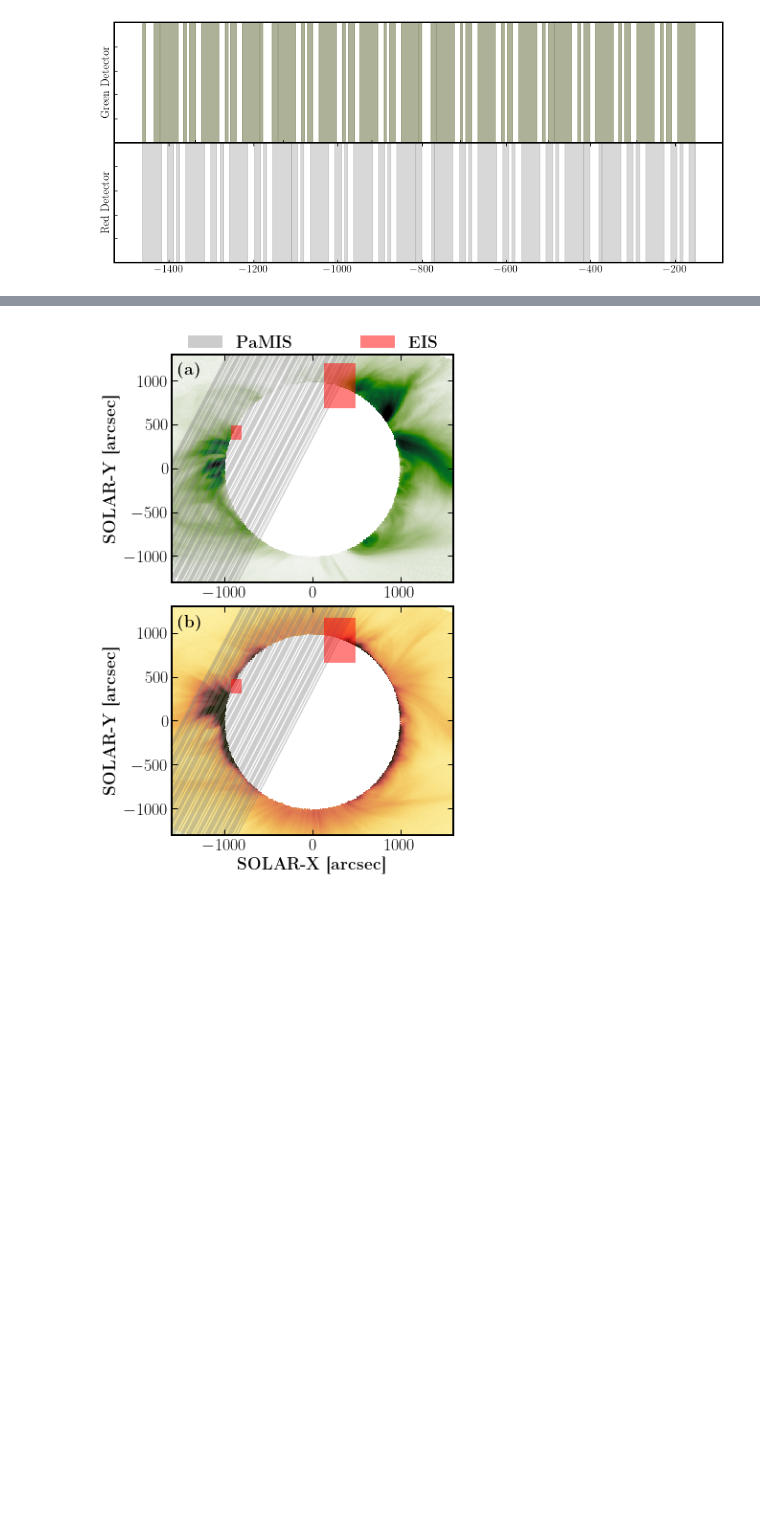
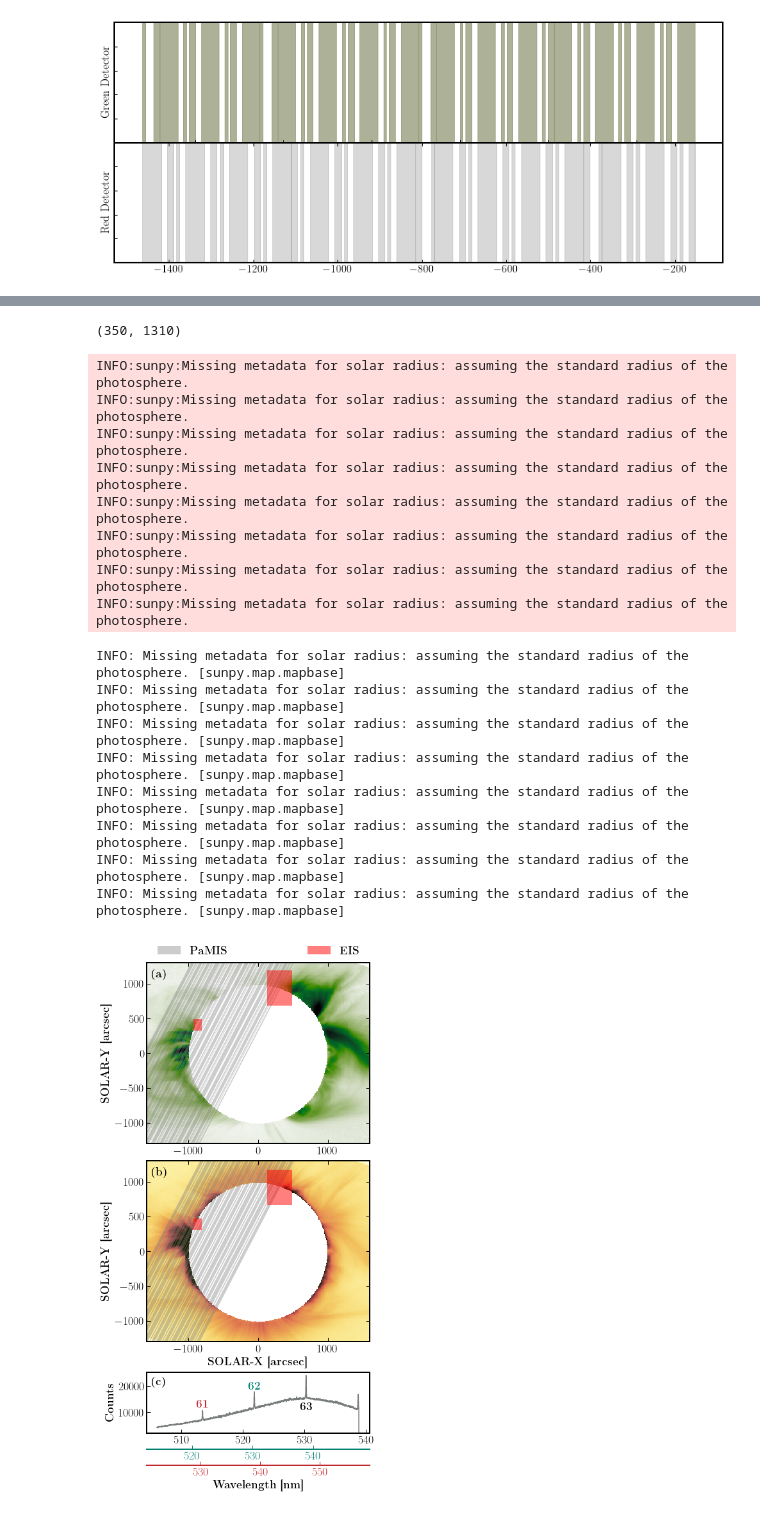
Before and after one commit to yjzhu-solar/Eclipse2017, a Jupyter notebook: ipynb/eclipse_data/obs_summary.ipynb, the cells around one changed output, grey strips where cells are left out. Cells and saved outputs as stored; diff of their text form; code cells hidden in the pictures; blank space fills up the shorter version.

```diff
--- a/ipynb/eclipse_data/obs_summary.ipynb
+++ b/ipynb/eclipse_data/obs_summary.ipynb
@@ -311,5 +331,24 @@ def straight_line_slope(x,x0,y0,k):
+# %%
+green_frame_example = CCDData.read(os.path.join(green_path,"TotalitySequenceGreen_22717(3)_l1.fit"),hdu=0,unit="adu")
+green_frame_wavelength = CCDData.read(os.path.join(green_path,"TotalitySequenceGreen_22717(3)_l1.fit"),hdu=2,unit="adu").data
+# %%
+green_frame_example.data.shape
+# %% [output]
+(350, 1310)
+# %%
+def order63to62(x):
+    return x*63./62.
+
+def order62to63(x):
+    return x*62./63.
+
+def order63to61(x):
+    return x*63./61.
+
+def order61to63(x):
+    return x*61./63.
 # %%
-fig, (ax1,ax2) = plt.subplots(2,1,figsize=(6,8),constrained_layout=True)
+fig, (ax1,ax2,ax3) = plt.subplots(3,1,figsize=(6,12),constrained_layout=True,gridspec_kw={"height_ratios":[3,3,1]})
 
 im1 = ax1.pcolormesh(img_xarcsec_array,img_yarcsec_array,FeXIV_line_cont_image_rot_scipy,vmin=0.1,vmax=1.3,
                     cmap=cmr.jungle_r,shading="auto",rasterized=True)
@@ -375,7 +414,7 @@ for ii, red_row_ in totality_red_df_ext.iterrows():
     date_obs = red_row_["date-obs"]
     exptime = np.float64(red_row_["exptime"])
 
-    time_difference = date_obs - datetime(2017,8,21,17,45,36+4)
+    time_difference = date_obs - datetime(2017,8,21,17,45,36+2)
     startindex = time_difference.total_seconds()
     endindex = startindex + exptime
 
@@ -421,31 +460,77 @@ plot_eis_fov(ax2,eis_ch_fex_intmap_shifted,color="red",alpha=0.5,
 
 xlim_zoomin = (-1600,1600)
 ylim_zoomin = (-1300,1300)
 
 handles, labels = ax1.get_legend_handles_labels()
 temp_dict = {k:v for k,v in zip(labels, handles)}
 ax1.legend(temp_dict.values(), temp_dict.keys(),fontsize=18,frameon=False,
            bbox_to_anchor=(0,1.05,1,0.1),mode="expand",ncol=2)
 
+ax3.step(green_frame_wavelength/63./10., green_frame_example.data[170,:],
+         where="mid",color="#787D7B")
+
+
 ax1.text(0.02,0.97,r"\textbf{(a)}",fontsize=18,ha="left",va="top",
          transform=ax1.transAxes)
 ax2.text(0.02,0.97,r"\textbf{(b)}",fontsize=18,ha="left",va="top",
          transform=ax2.transAxes)
+ax3.text(0.02,0.93,r"\textbf{(c)}",fontsize=18,ha="left",va="top",
+         transform=ax3.transAxes)
 
 for ax_ in (ax1,ax2):
     ax_.set_aspect(1)
     ax_.tick_params(labelsize=18,direction="in",top=True,right=True)
     ax_.tick_params(which="major",length=6)
     ax_.set_ylabel(r"\textbf{SOLAR-Y [arcsec]}",fontsize=18)
 
 ax1.set_xlim(xlim_zoomin)
 ax1.set_ylim(ylim_zoomin)
 ax2.set_xlim(xlim_zoomin)
 ax2.set_ylim(ylim_zoomin)
 
 ax2.set_xlabel(r"\textbf{SOLAR-X [arcsec]}",fontsize=18)
 
+ax3.set_ylim(bottom=2e3)
+ax3_62 = ax3.secondary_xaxis('bottom', functions=(order63to62, order62to63))
+ax3_62.spines['bottom'].set_position(('outward', 25))
+ax3_61 = ax3.secondary_xaxis('bottom', functions=(order63to61, order61to63))
+ax3_61.spines['bottom'].set_position(('outward', 50))
+
+ax3.text(530.3*61/63,1.3e4,r"\textbf{61}",fontsize=18,color="#C1272D",va="center",ha="center")
+ax3.text(530.3*62/63,2e4,r"\textbf{62}",fontsize=18,color="#008176",va="center",ha="center")
+ax3.text(530.3,1.2e4,r"\textbf{63}",fontsize=18,va="center",ha="center")
+
+ax3_61.set_xlabel(r"\textbf{Wavelength [nm]}",fontsize=18)
+
+
+for ax_ in (ax3,ax3_62,ax3_61):
+    ax_.tick_params(labelsize=18,direction="in",which="major",length=6)
+
+ax3_62.tick_params(colors="#008176")
+ax3_62.spines['bottom'].set_color("#008176")
+ax3_61.tick_params(colors="#C1272D")
+ax3_61.spines['bottom'].set_color("#C1272D")
+
+
+ax3.set_ylabel(r"\textbf{Counts}",fontsize=18)
+
 plt.savefig("../../figs/ms/obs_summary.pdf",dpi=300,format="pdf",
             bbox_inches="tight")
 # %% [output]
+INFO:sunpy:Missing metadata for solar radius: assuming the standard radius of the photosphere.
+INFO:sunpy:Missing metadata for solar radius: assuming the standard radius of the photosphere.
+INFO:sunpy:Missing metadata for solar radius: assuming the standard radius of the photosphere.
+INFO:sunpy:Missing metadata for solar radius: assuming the standard radius of the photosphere.
+INFO:sunpy:Missing metadata for solar radius: assuming the standard radius of the photosphere.
+INFO:sunpy:Missing metadata for solar radius: assuming the standard radius of the photosphere.
+INFO:sunpy:Missing metadata for solar radius: assuming the standard radius of the photosphere.
+INFO:sunpy:Missing metadata for solar radius: assuming the standard radius of the photosphere.
+INFO: Missing metadata for solar radius: assuming the standard radius of the photosphere. [sunpy.map.mapbase]
+INFO: Missing metadata for solar radius: assuming the standard radius of the photosphere. [sunpy.map.mapbase]
+INFO: Missing metadata for solar radius: assuming the standard radius of the photosphere. [sunpy.map.mapbase]
+INFO: Missing metadata for solar radius: assuming the standard radius of the photosphere. [sunpy.map.mapbase]
+INFO: Missing metadata for solar radius: assuming the standard radius of the photosphere. [sunpy.map.mapbase]
+INFO: Missing metadata for solar radius: assuming the standard radius of the photosphere. [sunpy.map.mapbase]
+INFO: Missing metadata for solar radius: assuming the standard radius of the photosphere. [sunpy.map.mapbase]
+INFO: Missing metadata for solar radius: assuming the standard radius of the photosphere. [sunpy.map.mapbase]
-[figure, old version]
+[figure, new version]
```
Also changed, not shown: parts of 1 cell of this notebook, 8 other files.
